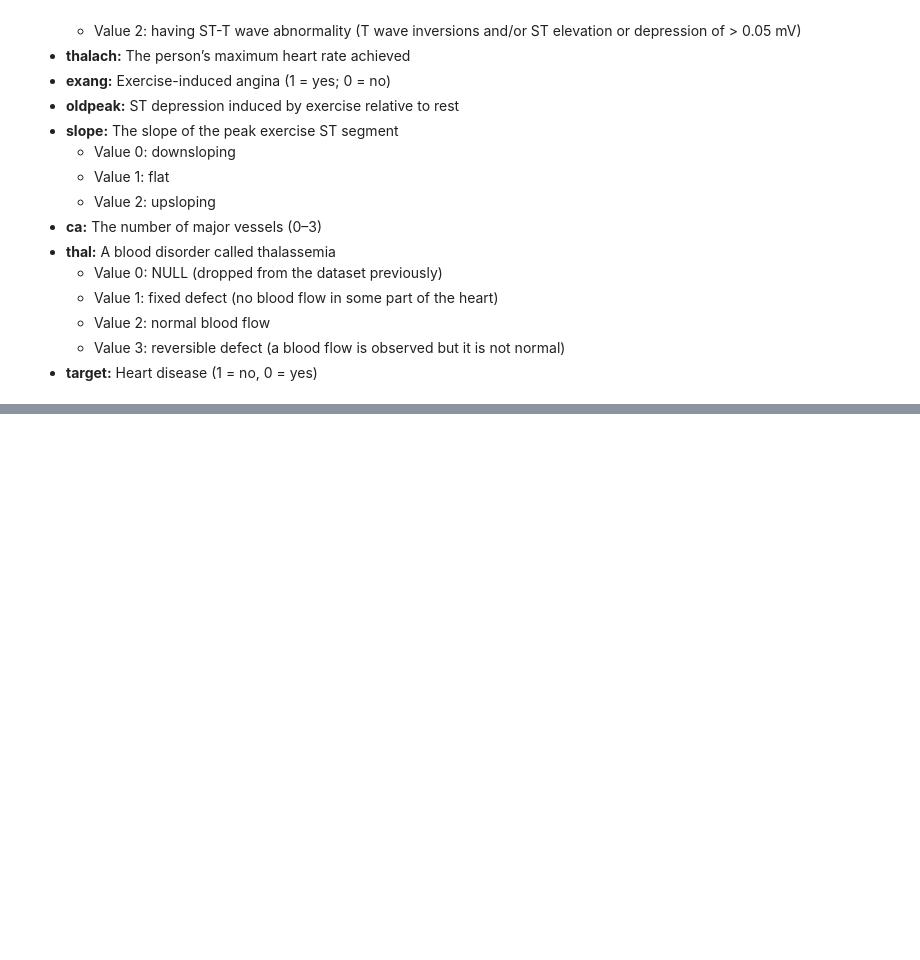
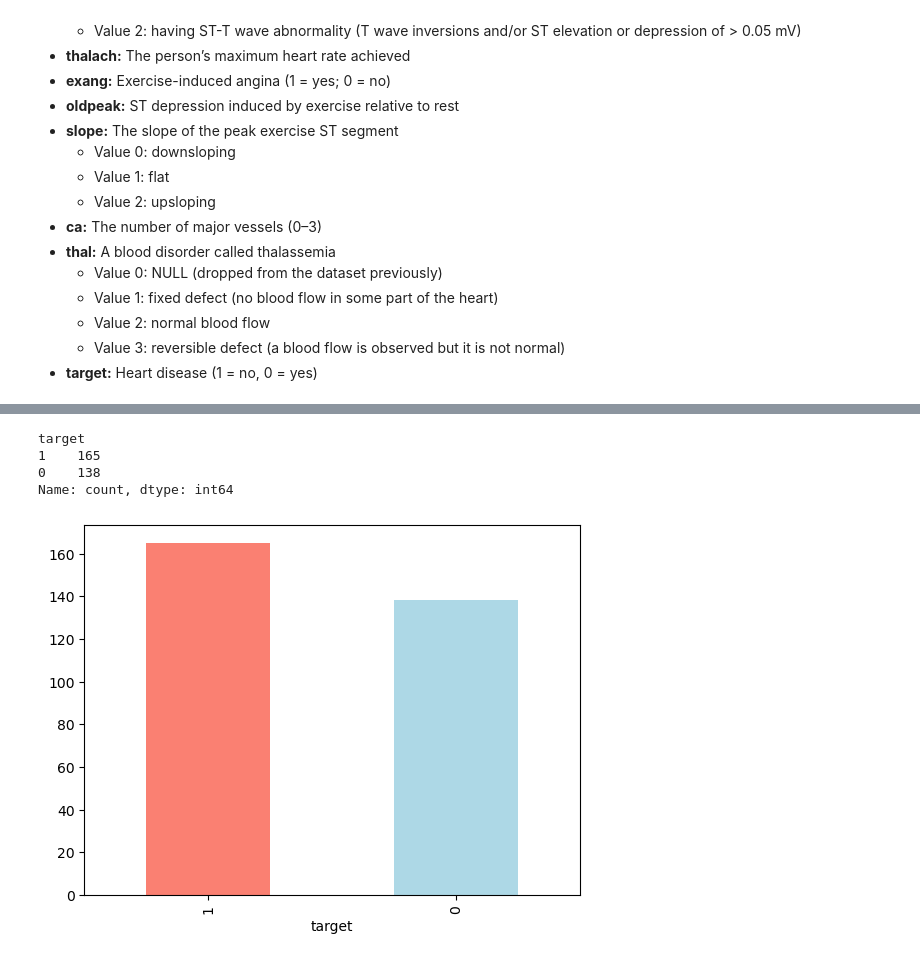
Before and after one commit to singhgauravv/heart_disease_classification_model, a Jupyter notebook: heart-disease-model.ipynb, the cells around one changed output, grey strips where cells are left out. Saved outputs shown, nothing was run; the diff lists cells and outputs as text; code cells hidden in the pictures; blank space fills up the shorter version.

```diff
--- a/heart-disease-model.ipynb
+++ b/heart-disease-model.ipynb
@@ -77,0 +80,3 @@ from sklearn.metrics import RocCurveDisplay
+# %%
+df = pd.read_csv('data/heart-disease.csv')
+df.shape #(rows, columns)
@@ -77,0 +102,13 @@ from sklearn.metrics import RocCurveDisplay
+# %%
+# Couting different kinds of labels. Consider using balanced dataset.
+df["target"].value_counts()
+# %% [output]
+target
+1    165
+0    138
+Name: count, dtype: int64
+# %%
+# Visualize
+df["target"].value_counts().plot(kind="bar", color=["salmon", "lightblue"]);
+# %% [output]
+[figure, added]
```
Also changed, not shown: parts of 10 cells of this notebook, 1 other file.
